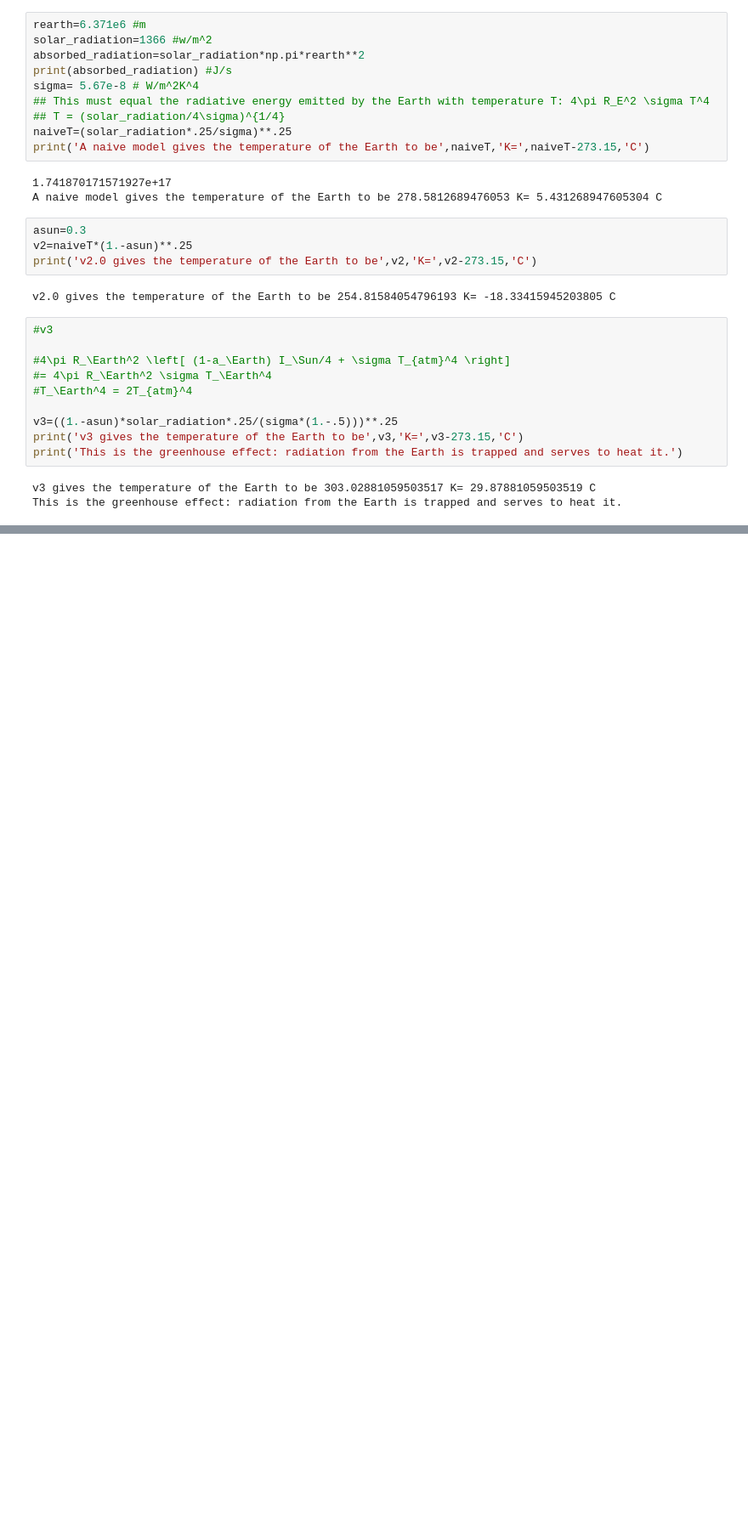
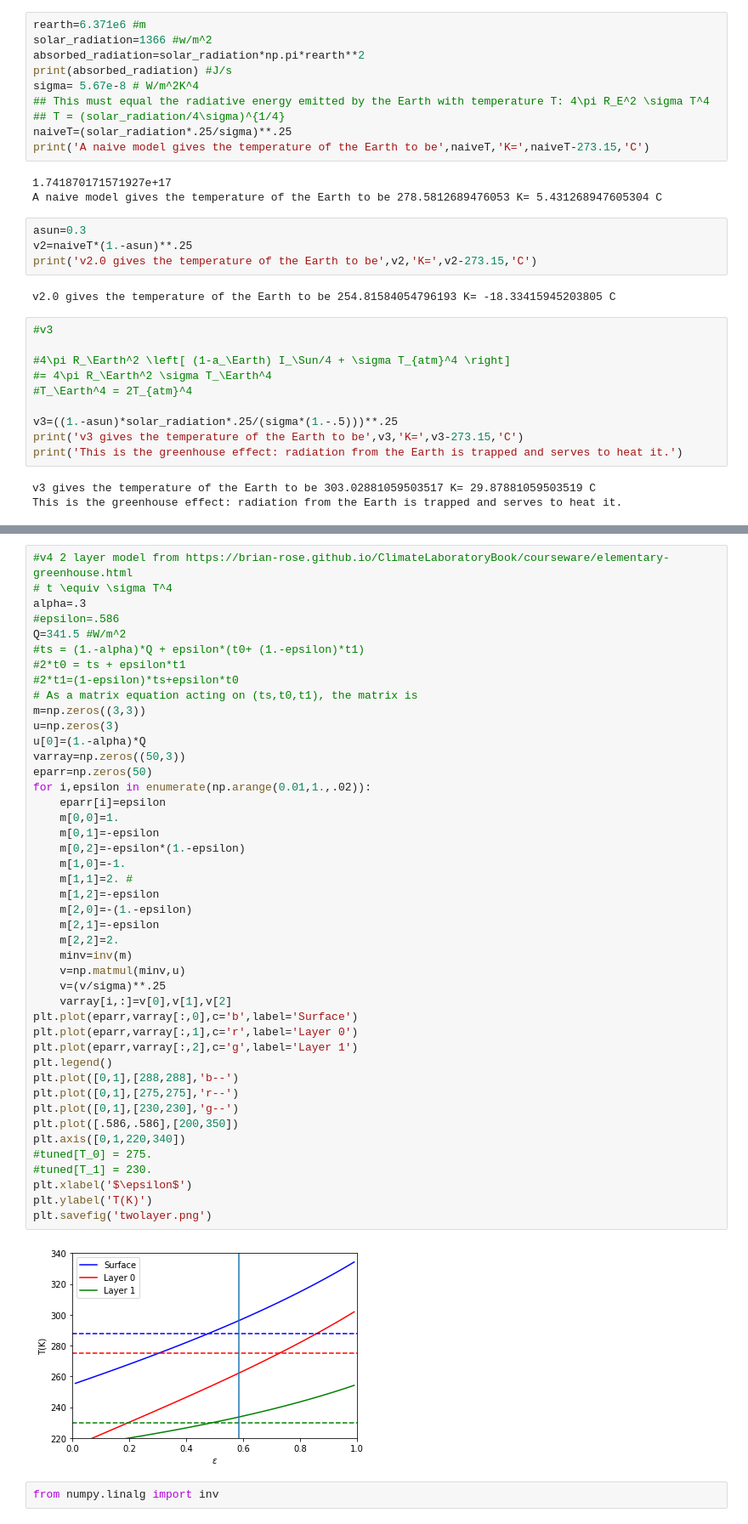
Before and after one commit to dodelson/Physics-of-Energy, a Jupyter notebook: climate.ipynb, the cells around one changed output, grey strips where cells are left out. Shown at 85% size. Drawn from its saved outputs; the diff is of its cells as text; blank space fills up the shorter version.

```diff
--- a/climate.ipynb
+++ b/climate.ipynb
@@ -46,0 +92,48 @@ This is the greenhouse effect: radiation from the Earth is trapped and serves to
+# %%
+#v4 2 layer model from https://brian-rose.github.io/ClimateLaboratoryBook/courseware/elementary-greenhouse.html
+# t \equiv \sigma T^4
+alpha=.3
+#epsilon=.586
+Q=341.5 #W/m^2
+#ts = (1.-alpha)*Q + epsilon*(t0+ (1.-epsilon)*t1)
+#2*t0 = ts + epsilon*t1
+#2*t1=(1-epsilon)*ts+epsilon*t0
+# As a matrix equation acting on (ts,t0,t1), the matrix is
+m=np.zeros((3,3))
+u=np.zeros(3)
+u[0]=(1.-alpha)*Q
+varray=np.zeros((50,3))
+eparr=np.zeros(50)
+for i,epsilon in enumerate(np.arange(0.01,1.,.02)):
+    eparr[i]=epsilon
+    m[0,0]=1.
+    m[0,1]=-epsilon
+    m[0,2]=-epsilon*(1.-epsilon)
+    m[1,0]=-1.
+    m[1,1]=2. #
+    m[1,2]=-epsilon
+    m[2,0]=-(1.-epsilon)
+    m[2,1]=-epsilon
+    m[2,2]=2.
+    minv=inv(m)
+    v=np.matmul(minv,u)
+    v=(v/sigma)**.25
+    varray[i,:]=v[0],v[1],v[2]
+plt.plot(eparr,varray[:,0],c='b',label='Surface')
+plt.plot(eparr,varray[:,1],c='r',label='Layer 0')
+plt.plot(eparr,varray[:,2],c='g',label='Layer 1')
+plt.legend()
+plt.plot([0,1],[288,288],'b--')
+plt.plot([0,1],[275,275],'r--')
+plt.plot([0,1],[230,230],'g--')
+plt.plot([.586,.586],[200,350])
+plt.axis([0,1,220,340])
+#tuned[T_0] = 275.
+#tuned[T_1] = 230.
+plt.xlabel('$\epsilon$')
+plt.ylabel('T(K)')
+plt.savefig('twolayer.png')
+# %% [output]
+[figure, added]
+# %%
+from numpy.linalg import inv
```
Also changed, not shown: parts of 8 cells of this notebook, 4 other files.
